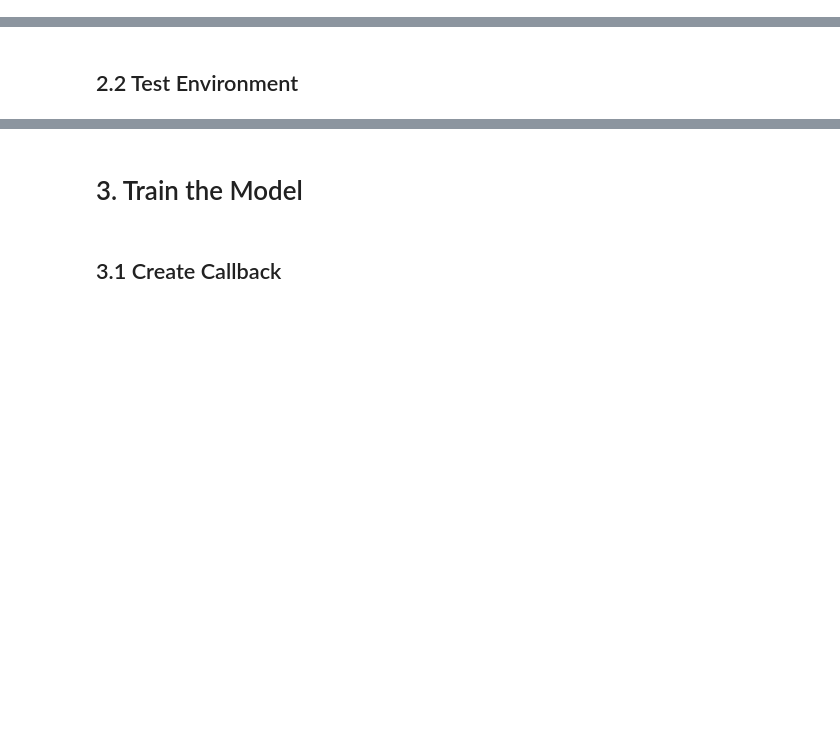
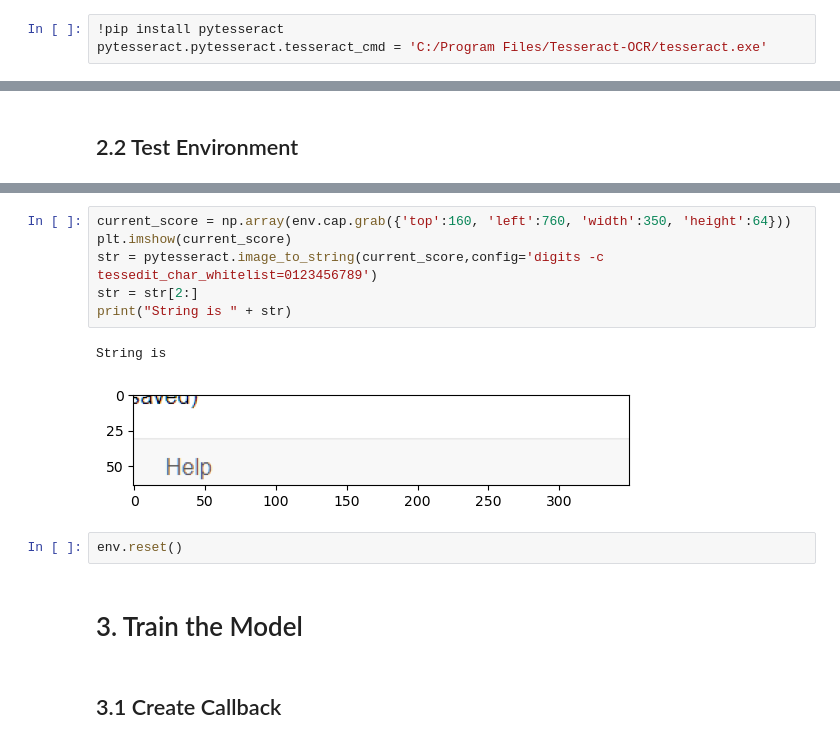
Before and after one commit to CookierunReinforcement/Cookierun_Reinforcement, a Jupyter notebook: Cookierun.ipynb, the cells around one changed output, grey strips where cells are left out. Saved outputs shown, nothing was run; the diff lists cells and outputs as text; blank space fills up the shorter version.

```diff
--- a/Cookierun.ipynb
+++ b/Cookierun.ipynb
@@ -62,0 +61,3 @@ Requirement already satisfied: EasyProcess in c:\users\1567w\anaconda3\lib\site-
+# %%
+!pip install pytesseract
+pytesseract.pytesseract.tesseract_cmd = 'C:/Program Files/Tesseract-OCR/tesseract.exe'
@@ -188,3 +242,14 @@ False
+# %%
+current_score = np.array(env.cap.grab({'top':160, 'left':760, 'width':350, 'height':64}))
+plt.imshow(current_score)
+str = pytesseract.image_to_string(current_score,config='digits -c tessedit_char_whitelist=0123456789')
+str = str[2:]
+print("String is " + str)
+# %% [output]
+String is
+[figure, added]
+# %%
+env.reset()
 # %% [markdown]
 # 3. Train the Model
 # %% [markdown]
```
Also changed, not shown: parts of 14 cells of this notebook, 1 other file.
